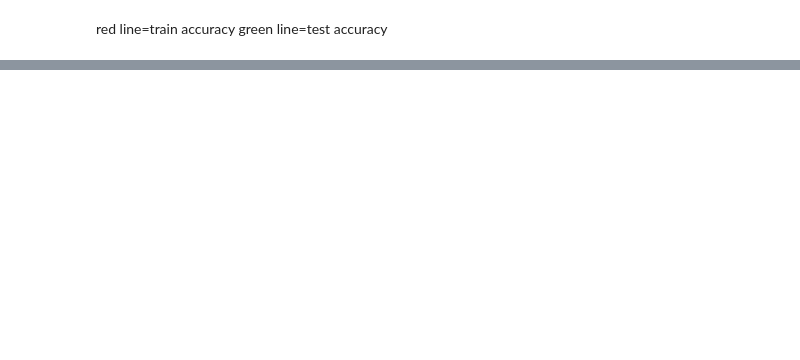
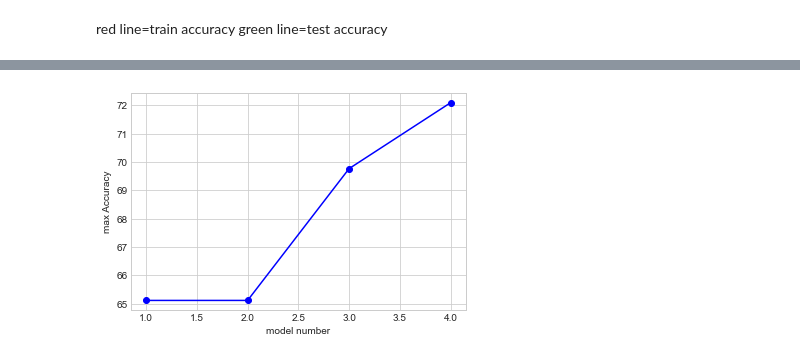
Before and after one commit to ozklingel/election, a Jupyter notebook: election-pred.ipynb, the cells around one changed output, grey strips where cells are left out. Saved outputs shown, nothing was run; the diff lists cells and outputs as text; code cells hidden in the pictures; blank space fills up the shorter version.

```diff
--- a/election-pred.ipynb
+++ b/election-pred.ipynb
@@ -343,0 +456,11 @@ green line=test accuracy
+# %%
+
+import matplotlib.pyplot as plt
+xx=[1,2,3,4]
+plt.style.use('seaborn-whitegrid')
+
+plt.plot(xx, max1, '-ok', color='blue');
+plt.xlabel("model number")
+plt.ylabel("max Accuracy");
+# %% [output]
+[figure, added]
```
Also changed, not shown: parts of 12 cells of this notebook.
